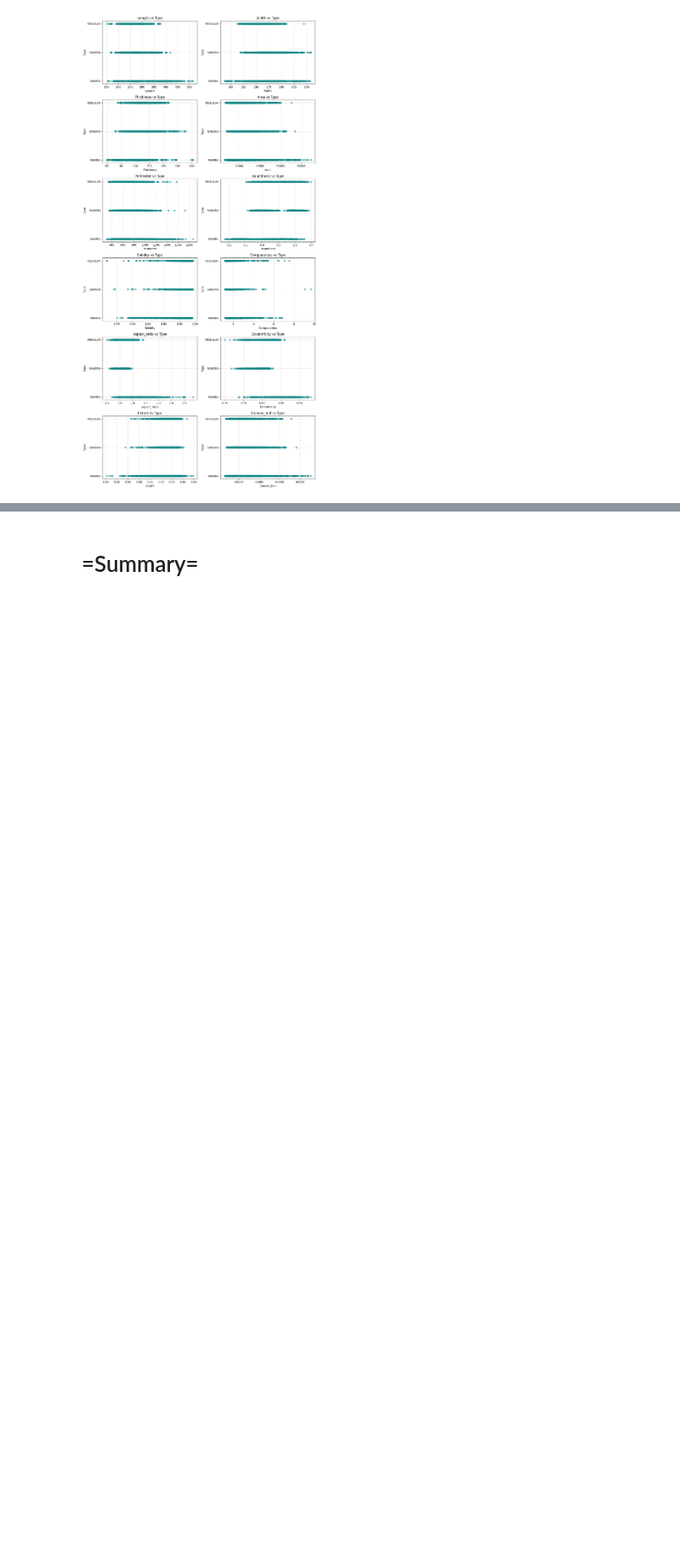
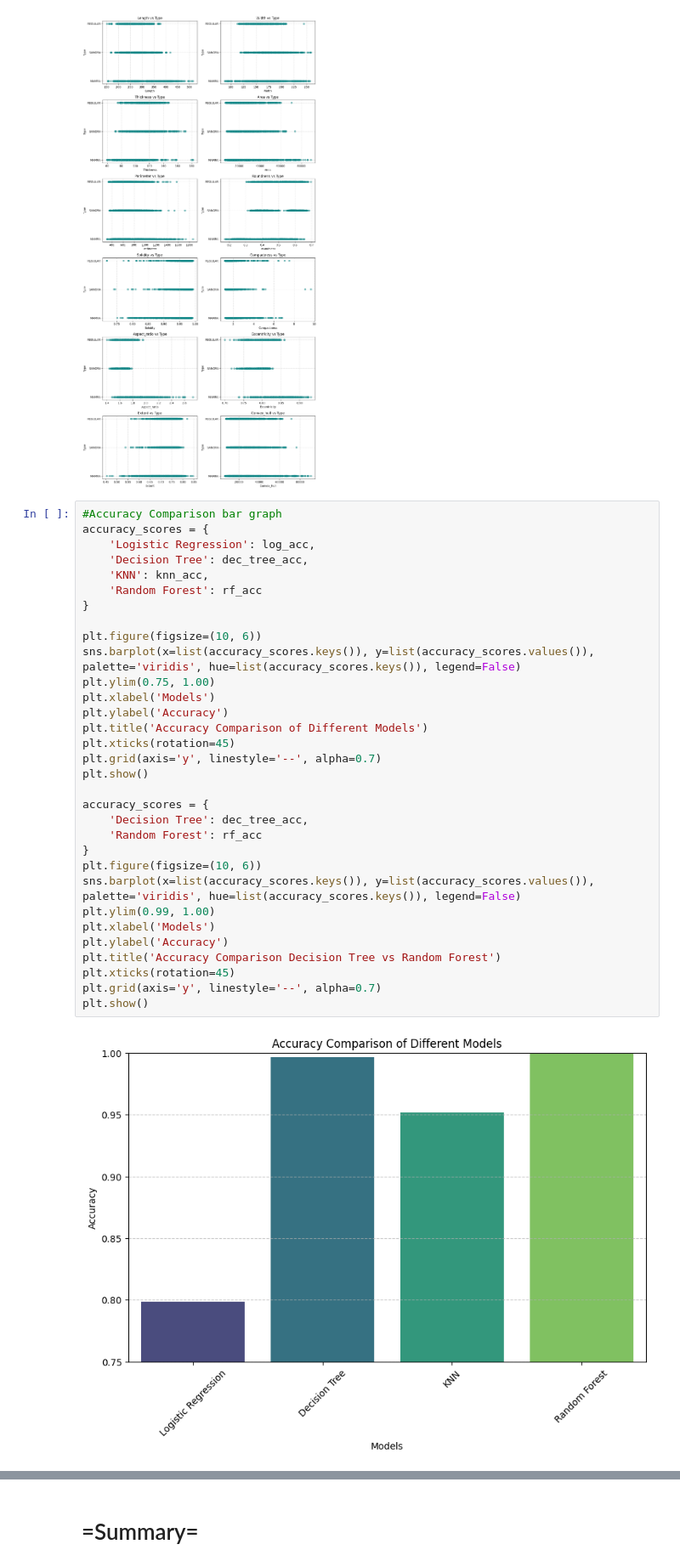
Before and after one commit to Brian-Gab/AlmondClassifier_FEL401, a Jupyter notebook: machine_learn.ipynb, the cells around one changed output, grey strips where cells are left out. Shown at 85% size. Cells and saved outputs as stored; diff of their text form; blank space fills up the shorter version.

```diff
--- a/machine_learn.ipynb
+++ b/machine_learn.ipynb
@@ -399,3 +401,37 @@ plt.tight_layout()
 plt.show()
 # %% [output]
 [figure]
+# %%
+#Accuracy Comparison bar graph
+accuracy_scores = {
+    'Logistic Regression': log_acc,
+    'Decision Tree': dec_tree_acc,
+    'KNN': knn_acc,
+    'Random Forest': rf_acc
+}
+
+plt.figure(figsize=(10, 6))
+sns.barplot(x=list(accuracy_scores.keys()), y=list(accuracy_scores.values()), palette='viridis', hue=list(accuracy_scores.keys()), legend=False)
+plt.ylim(0.75, 1.00)
+plt.xlabel('Models')
+plt.ylabel('Accuracy')
+plt.title('Accuracy Comparison of Different Models')
+plt.xticks(rotation=45)
+plt.grid(axis='y', linestyle='--', alpha=0.7)
+plt.show()
+
+accuracy_scores = {
+    'Decision Tree': dec_tree_acc,
+    'Random Forest': rf_acc
+}
+plt.figure(figsize=(10, 6))
+sns.barplot(x=list(accuracy_scores.keys()), y=list(accuracy_scores.values()), palette='viridis', hue=list(accuracy_scores.keys()), legend=False)
+plt.ylim(0.99, 1.00)
+plt.xlabel('Models')
+plt.ylabel('Accuracy')
+plt.title('Accuracy Comparison Decision Tree vs Random Forest')
+plt.xticks(rotation=45)
+plt.grid(axis='y', linestyle='--', alpha=0.7)
+plt.show()
+# %% [output]
+[figure, added]
```
Also changed, not shown: parts of 8 cells of this notebook, 4 other files.
